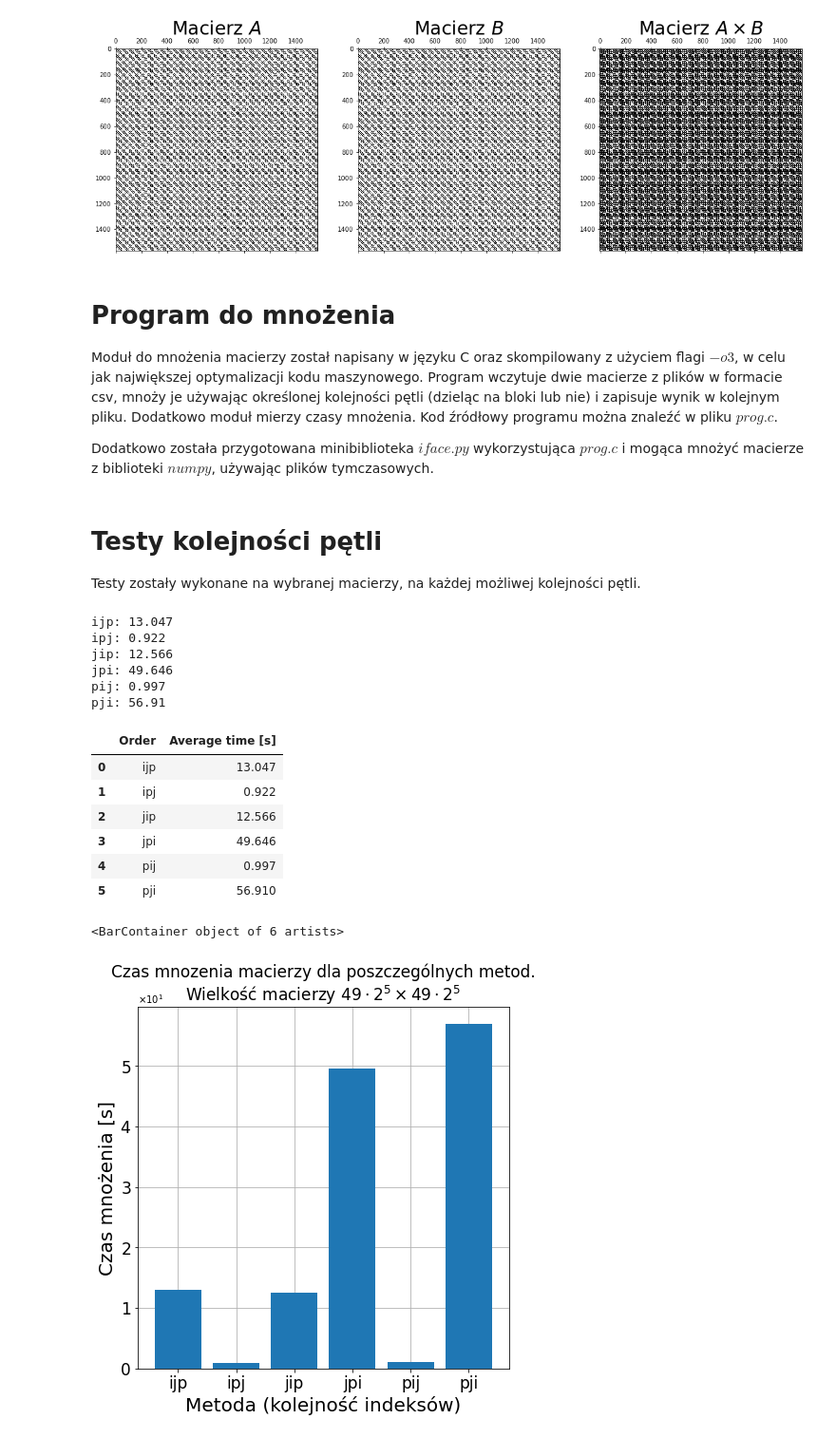
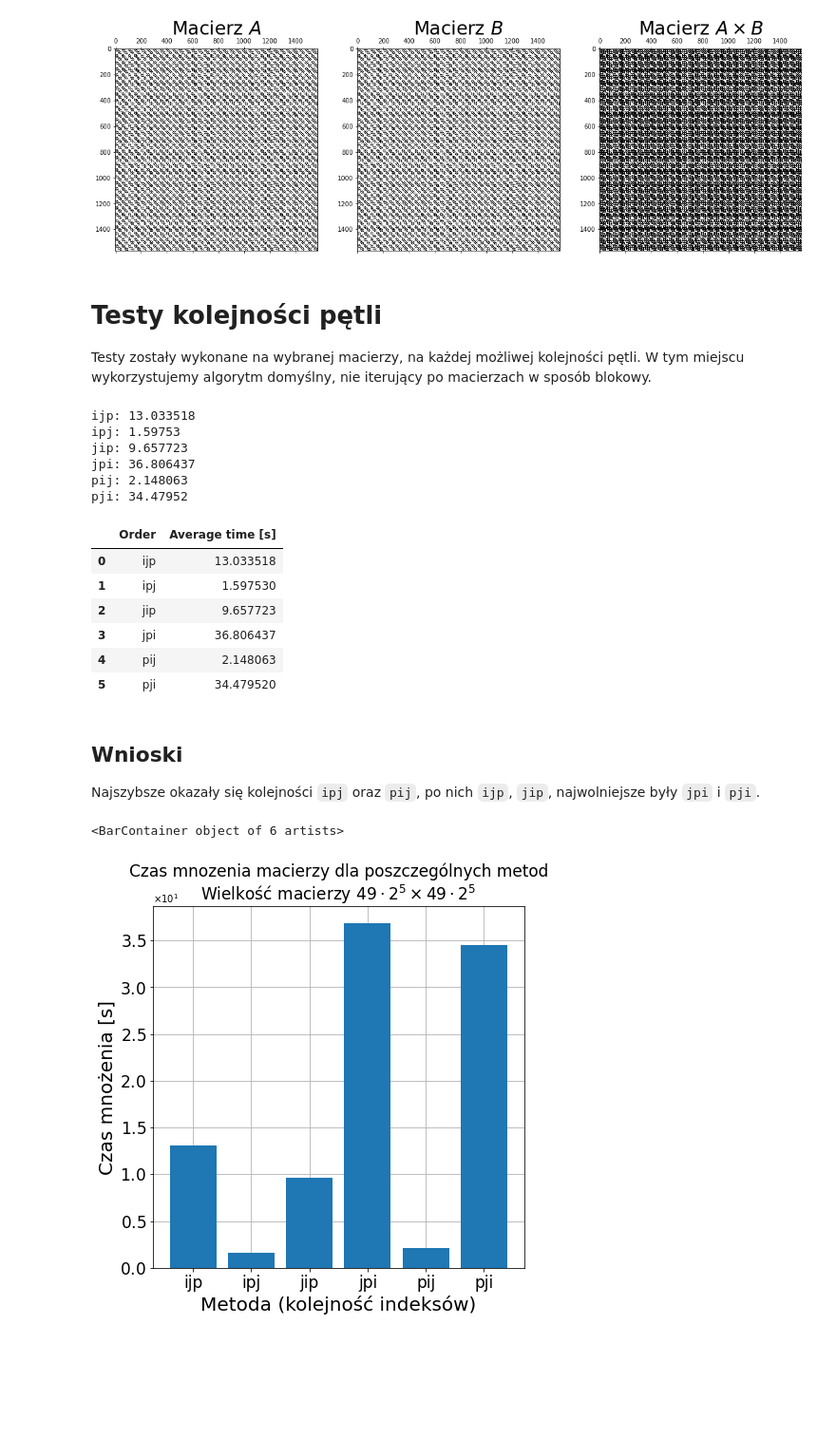
Before and after one commit to anuar2k/AM-2021, a Jupyter notebook: lab01/lab01.ipynb, the cells around one changed output. Shown at 95% size. Saved outputs shown, nothing was run; the diff lists cells and outputs as text; code cells hidden in the pictures; blank space fills up the shorter version.

```diff
--- a/lab01/lab01.ipynb
+++ b/lab01/lab01.ipynb
@@ -15,15 +21,14 @@ import pandas as pd
 # %%
 def load_base_matrix():
-    return np.genfromtxt('xd.csv', delimiter=',')
-
+    return np.genfromtxt('riga49.csv', delimiter=',')
 
 def generate_matrix(q):
     t = load_base_matrix()
     return np.block([[t] * q] * q)
 # %%
-q = 5
-A = generate_matrix(2**q)
-B = generate_matrix(2**q)
-AxB = calc(A, B, 'ijp')[1]
+q = 2 ** 5
+A = generate_matrix(q)
+B = A
+_, AxB = calc(A, B, 'pij')
 # %% [markdown]
 # Wizualizacja macierzy
@@ -38,8 +45,3 @@ axs[2].set_title('Macierz $A \\times B$', fontsize=30)
 # %% [output]
 Text(0.5, 1.0, 'Macierz $A \\times B$')
 [figure]
-# %% [markdown]
-# Program do mnożenia
-Moduł do mnożenia macierzy został napisany w języku C oraz skompilowany z użyciem flagi $-o3$, w celu jak największej optymalizacji kodu maszynowego. Program wczytuje dwie macierze z plików w formacie csv, mnoży je używając określonej kolejności pętli (dzieląc na bloki lub nie) i zapisuje wynik w kolejnym pliku. Dodatkowo moduł mierzy czasy mnożenia. Kod źródłowy programu można znaleźć w pliku $prog.c$.
-
-Dodatkowo została przygotowana minibiblioteka $iface.py$ wykorzystująca $prog.c$ i mogąca mnożyć macierze z biblioteki $numpy$, używając plików tymczasowych.
@@ -48,7 +48,7 @@ from iface import calc
 # %% [markdown]
 # Testy kolejności pętli
 
-Testy zostały wykonane na wybranej macierzy, na każdej możliwej kolejności pętli.
+Testy zostały wykonane na wybranej macierzy, na każdej możliwej kolejności pętli. W tym miejscu wykorzystujemy algorytm domyślny, nie iterujący po macierzach w sposób blokowy.
 # %%
 orders = [
     'ijp',
@@ -71,35 +71,37 @@ def measure_time(A, B, orders=orders, tries=1):
         print(f'{order}: {avg_time}')
     return pd.DataFrame(res_df, columns=('order', 'avg_time'))
 # %%
-res_df = measure_time(A, B, tries=20)
+res_df = measure_time(A, B, tries=10)
 res_df.rename(columns={'order': 'Order', 'avg_time': 'Average time [s]'})
 # %% [output]
-ijp: 13.047
-ipj: 0.922
-jip: 12.566
-jpi: 49.646
-pij: 0.997
-pji: 56.91
+ijp: 13.033518
+ipj: 1.59753
+jip: 9.657723
+jpi: 36.806437
+pij: 2.148063
+pji: 34.47952
 |  | Order | Average time [s] |
-| 0 | ijp | 13.047 |
-| 1 | ipj | 0.922 |
-| 2 | jip | 12.566 |
-| 3 | jpi | 49.646 |
-| 4 | pij | 0.997 |
-| 5 | pji | 56.910 |
+| 0 | ijp | 13.033518 |
+| 1 | ipj | 1.597530 |
+| 2 | jip | 9.657723 |
+| 3 | jpi | 36.806437 |
+| 4 | pij | 2.148063 |
+| 5 | pji | 34.479520 |
+# %% [markdown]
+## Wnioski
+Najszybsze okazały się kolejności `ipj` oraz `pij`, po nich `ijp`, `jip`, najwolniejsze były `jpi` i `pji`.
 # %%
 matrix_size = '$49 \\cdot 2^{5} \\times 49 \\cdot 2^{5}$'
 # %%
 xs, ys = res_df['order'], res_df['avg_time']
 fig = plt.figure(figsize = (7, 7))
-plt.title(f'Czas mnozenia macierzy dla poszczególnych metod.\nWielkość macierzy {matrix_size}', fontsize = 17)
+plt.title(f'Czas mnozenia macierzy dla poszczególnych metod\nWielkość macierzy {matrix_size}', fontsize = 17)
 plt.xlabel('Metoda (kolejność indeksów)', fontsize = 20)
 plt.ylabel('Czas mnożenia [s]', fontsize = 20)
 plt.tick_params(axis='both', which='major', labelsize = 17)
 plt.ticklabel_format(axis='y', style='sci', scilimits=(0, 0), useMathText=True)
-# plt.yscale('log')
 plt.grid(zorder=-1)
 plt.bar(xs, ys, zorder=3)
 # %% [output]
 <BarContainer object of 6 artists>
-[figure, old version]
+[figure, new version]
```
Also changed, not shown: parts of 19 cells of this notebook, 2 other files.
